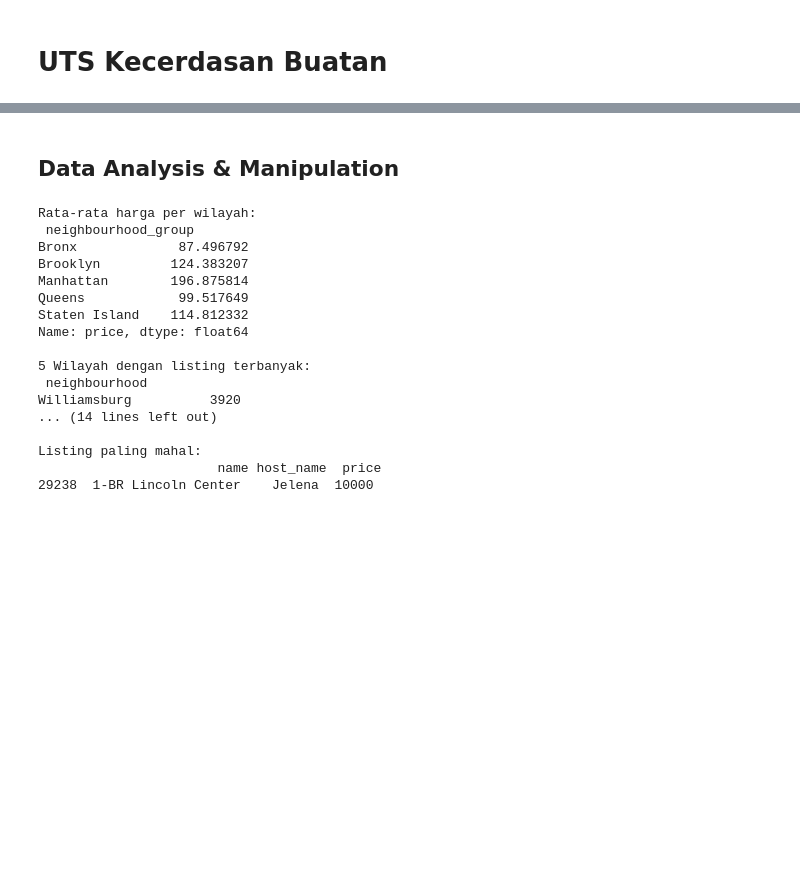
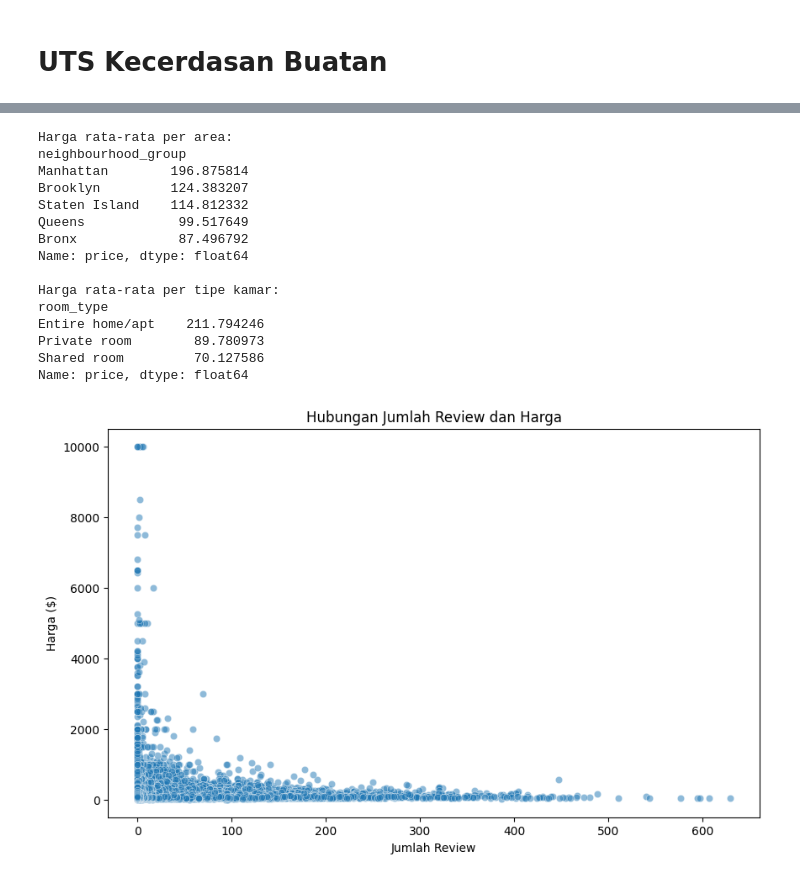
Before and after one commit to Afkar5115/Kecerdasan_Buatan_TI-1B_2025, a Jupyter notebook: UTS.ipynb, the cells around one changed output, grey strips where cells are left out. Drawn from its saved outputs; the diff is of its cells as text; code cells hidden in the pictures; blank space fills up the shorter version.

```diff
--- a/UTS.ipynb
+++ b/UTS.ipynb
@@ -101,41 +213,35 @@ plt.show()
-# %% [markdown]
-## Data Analysis & Manipulation
-# %%
-import pandas as pd
-
-# Baca data
-df = pd.read_csv('/content/airbnb.csv')
-
-# Analisis: Rata-rata harga per wilayah
-mean_price = df.groupby('neighbourhood_group')['price'].mean()
-print("Rata-rata harga per wilayah:\n", mean_price)
-
-# Wilayah dengan listing terbanyak
-top_neigh = df['neighbourhood'].value_counts().head(5)
-print("\n5 Wilayah dengan listing terbanyak:\n", top_neigh)
-
-# Jumlah review per wilayah
-reviews = df.groupby('neighbourhood_group')['number_of_reviews'].sum()
-print("\nTotal Review per Wilayah:\n", reviews)
-
-# Listing paling mahal
-most_expensive = df.sort_values(by='price', ascending=False).head(1)
-print("\nListing paling mahal:\n", most_expensive[['name', 'host_name', 'price']])
-# %% [output]
-Rata-rata harga per wilayah:
- neighbourhood_group
-Bronx             87.496792
-Brooklyn         124.383207
-Manhattan        196.875814
-Queens            99.517649
-Staten Island    114.812332
-Name: price, dtype: float64
-
-5 Wilayah dengan listing terbanyak:
- neighbourhood
-Williamsburg          3920
-... (14 lines left out)
-
-Listing paling mahal:
-                       name host_name  price
-29238  1-BR Lincoln Center    Jelena  10000
+# %%
+# Harga rata-rata per area
+avg_price_by_area = df.groupby('neighbourhood_group')['price'].mean().sort_values(ascending=False)
+print("\nHarga rata-rata per area:")
+print(avg_price_by_area)
+
+# Harga rata-rata per tipe kamar
+avg_price_by_room = df.groupby('room_type')['price'].mean().sort_values(ascending=False)
+print("\nHarga rata-rata per tipe kamar:")
+print(avg_price_by_room)
+
+# Hubungan antara jumlah review dan harga
+plt.figure(figsize=(10, 6))
+sns.scatterplot(x='number_of_reviews', y='price', data=df, alpha=0.5)
+plt.title('Hubungan Jumlah Review dan Harga')
+plt.xlabel('Jumlah Review')
+plt.ylabel('Harga ($)')
+plt.show()
+# %% [output]
+Harga rata-rata per area:
+neighbourhood_group
+Manhattan        196.875814
+Brooklyn         124.383207
+Staten Island    114.812332
+Queens            99.517649
+Bronx             87.496792
+Name: price, dtype: float64
+
+Harga rata-rata per tipe kamar:
+room_type
+Entire home/apt    211.794246
+Private room        89.780973
+Shared room         70.127586
+Name: price, dtype: float64
+[figure, added]
```
Also changed, not shown: parts of 18 cells of this notebook.
